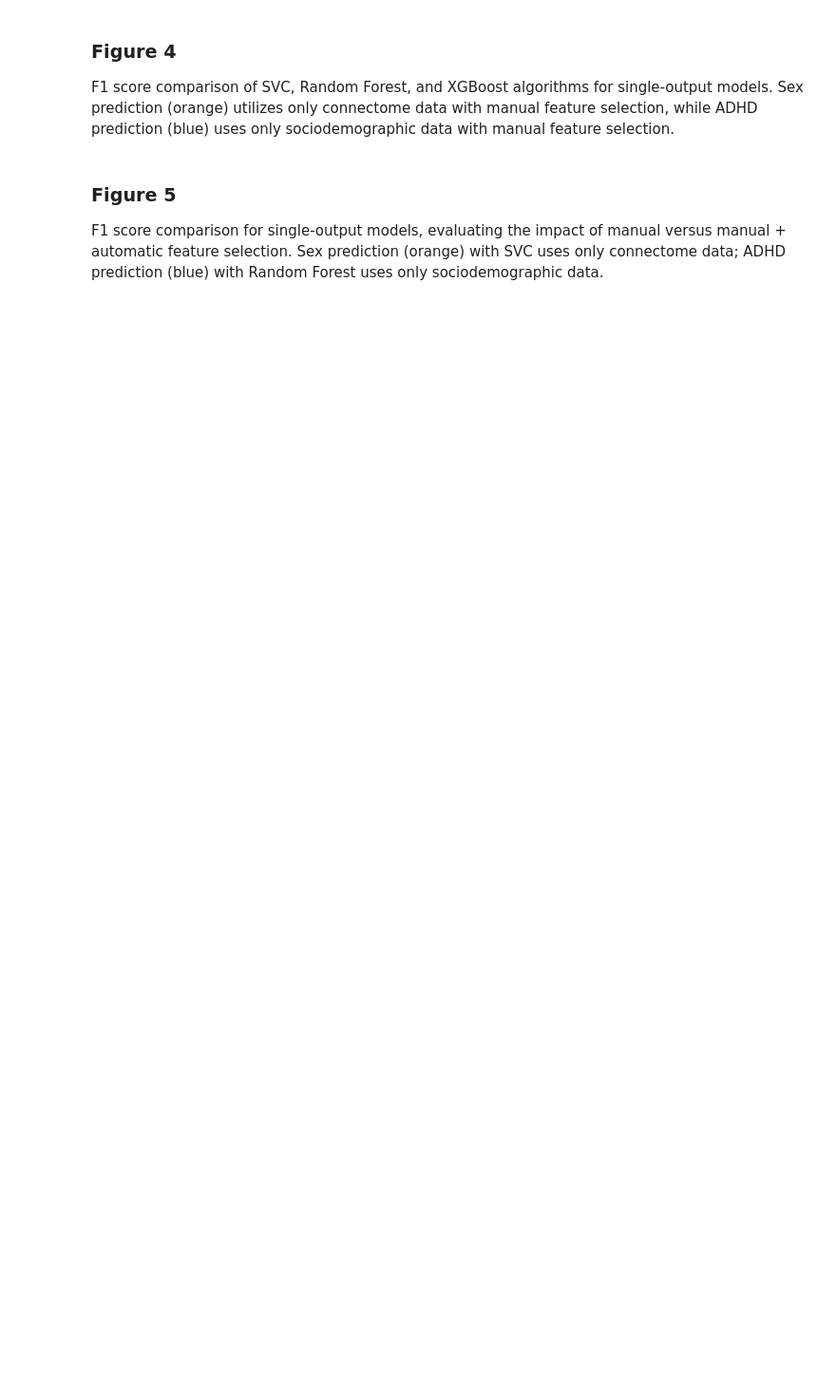
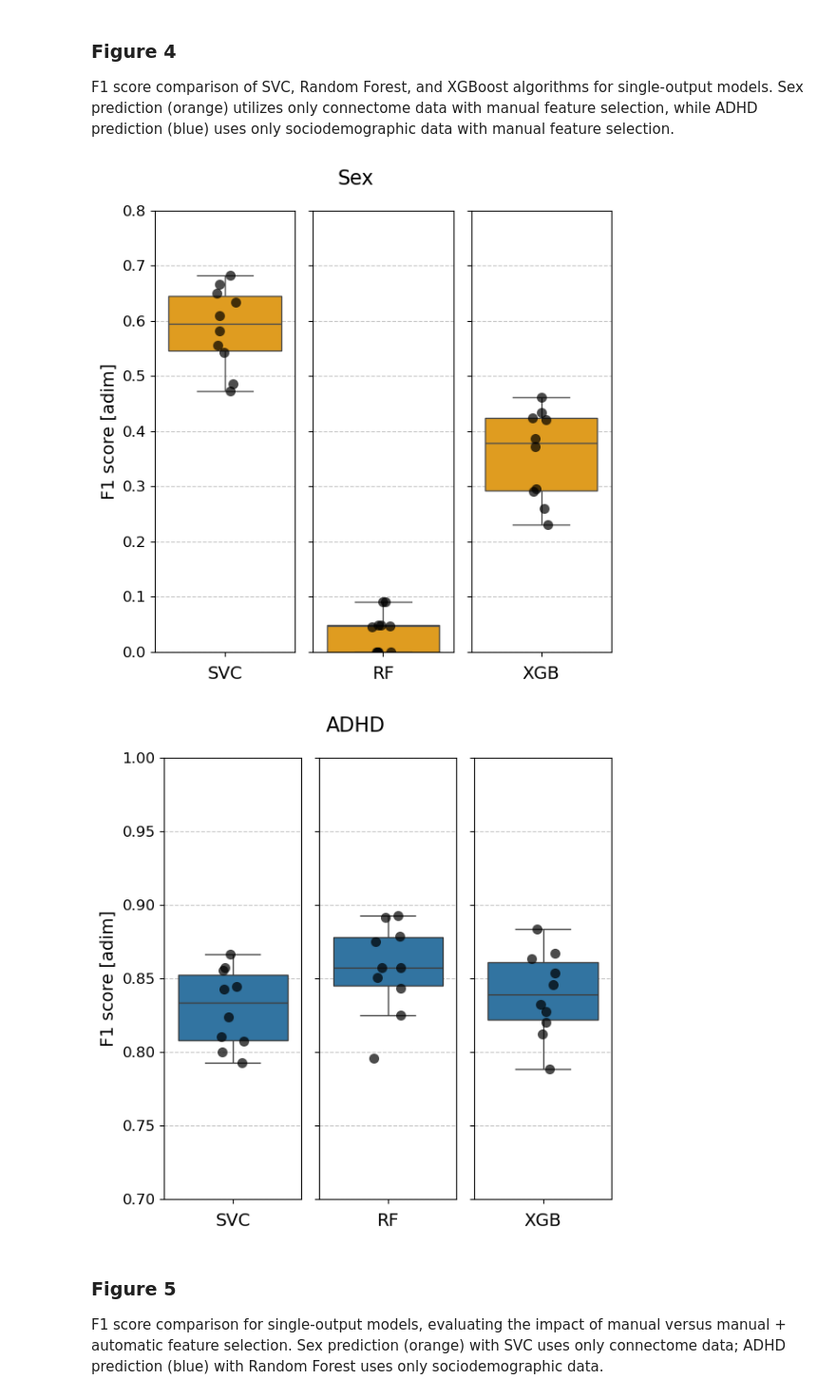
Before and after one commit to near-nes/wids2025, a Jupyter notebook: Generate_figures.ipynb, the cells around one changed output. Shown: that part at 95% size. Saved outputs shown, nothing was run; the diff lists cells and outputs as text; code cells hidden in the pictures; blank space fills up the shorter version.

```diff
--- a/Generate_figures.ipynb
+++ b/Generate_figures.ipynb
@@ -194,8 +196,8 @@ plt.show()
 F1 score comparison of SVC, Random Forest, and XGBoost algorithms for single-output models. Sex prediction (orange) utilizes only connectome data with manual feature selection, while ADHD prediction (blue) uses only sociodemographic data with manual feature selection.
 # %%
 # Sex single-output manual only
-fig, axes = plt.subplots(1, 3, figsize=(6, 6), share_y=True)
-sns.boxplot(y='F1_sex_score', data=df_conn_manual_single_SVC_sex, color='orange', ax=axes[0])
+fig, axes = plt.subplots(1, 3, figsize=(6, 6), sharey=True)
+sns.boxplot(y='F1_sex_score', data=df_conn_manual_single_SVC_sex, color='orange', ax=axes[0], fliersize=0)
 sns.stripplot(y='F1_sex_score', data=df_conn_manual_single_SVC_sex, color='black', jitter=True, alpha=0.7, size=8, ax=axes[0])
 axes[0].set_ylabel('F1 score [adim]', fontsize=14)
 axes[0].set_xlabel('SVC', fontsize=14)
@@ -203,7 +205,7 @@ axes[0].grid(axis='y', linestyle='--', alpha=0.7)
 axes[0].tick_params(axis='x', labelsize=12)
 axes[0].tick_params(axis='y', labelsize=12)
 
-sns.boxplot(y='F1_sex_score', data=df_conn_manual_single_RF_sex, color='orange', ax=axes[1])
+sns.boxplot(y='F1_sex_score', data=df_conn_manual_single_RF_sex, color='orange', ax=axes[1], fliersize=0)
 sns.stripplot(y='F1_sex_score', data=df_conn_manual_single_RF_sex, color='black', jitter=True, alpha=0.7, size=8, ax=axes[1])
 axes[1].set_ylabel('', fontsize=14)
 axes[1].set_xlabel('RF', fontsize=14)
@@ -211,7 +213,7 @@ axes[1].grid(axis='y', linestyle='--', alpha=0.7)
 axes[1].tick_params(axis='x', labelsize=12)
 axes[1].tick_params(axis='y', labelleft=False)
 
-sns.boxplot(y='F1_sex_score', data=df_conn_manual_single_XGB_sex, color='orange', ax=axes[2])
+sns.boxplot(y='F1_sex_score', data=df_conn_manual_single_XGB_sex, color='orange', ax=axes[2], fliersize=0)
 sns.stripplot(y='F1_sex_score', data=df_conn_manual_single_XGB_sex, color='black', jitter=True, alpha=0.7, size=8, ax=axes[2])
 axes[2].set_ylabel('', fontsize=14)
 axes[2].set_xlabel('XGB', fontsize=14)
@@ -221,40 +223,43 @@ axes[2].tick_params(axis='y', labelleft=False)
 
 axes[2].set_ylim(0.0, 0.8)
 fig.suptitle('Sex', fontsize=16)
 plt.tight_layout()
 plt.show()
 
 
 # ADHD single-output manual only
-fig, axes = plt.subplots(1, 3, figsize=(6, 6), share_y=True)
-sns.boxplot(y='F1_ADHD_score', data=df_soc_manual_single_SVC_ADHD, ax=axes[0])
-sns.stripplot(y='F1_ADHD_score', data=df_soc_manual_single_SVC_ADHD, color='black', jitter=True, alpha=0.7, size=8, ax=axes[0])
+fig, axes = plt.subplots(1, 3, figsize=(6, 6), sharey=True)
+sns.boxplot(y='F1_adhd_score', data=df_soc_manual_single_SVC_ADHD, ax=axes[0], fliersize=0)
+sns.stripplot(y='F1_adhd_score', data=df_soc_manual_single_SVC_ADHD, color='black', jitter=True, alpha=0.7, size=8, ax=axes[0])
 axes[0].set_ylabel('F1 score [adim]', fontsize=14)
 axes[0].set_xlabel('SVC', fontsize=14)
 axes[0].grid(axis='y', linestyle='--', alpha=0.7)
 axes[0].tick_params(axis='x', labelsize=12)
 axes[0].tick_params(axis='y', labelsize=12)
 
-sns.boxplot(y='F1_ADHD_score', data=df_soc_manual_single_RF_ADHD, ax=axes[1])
-sns.stripplot(y='F1_ADHD_score', data=df_soc_manual_single_RF_ADHD, color='black', jitter=True, alpha=0.7, size=8, ax=axes[1])
+sns.boxplot(y='F1_adhd_score', data=df_soc_manual_single_RF_ADHD, ax=axes[1], fliersize=0)
+sns.stripplot(y='F1_adhd_score', data=df_soc_manual_single_RF_ADHD, color='black', jitter=True, alpha=0.7, size=8, ax=axes[1])
 axes[1].set_ylabel('', fontsize=14)
 axes[1].set_xlabel('RF', fontsize=14)
 axes[1].grid(axis='y', linestyle='--', alpha=0.7)
 axes[1].tick_params(axis='x', labelsize=12)
 axes[1].tick_params(axis='y', labelleft=False)
 
-sns.boxplot(y='F1_ADHD_score', data=df_soc_manual_single_XGB_ADHD, ax=axes[2])
-sns.stripplot(y='F1_ADHD_score', data=df_soc_manual_single_XGB_ADHD, color='black', jitter=True, alpha=0.7, size=8, ax=axes[2])
+sns.boxplot(y='F1_adhd_score', data=df_soc_manual_single_XGB_ADHD, ax=axes[2], fliersize=0)
+sns.stripplot(y='F1_adhd_score', data=df_soc_manual_single_XGB_ADHD, color='black', jitter=True, alpha=0.7, size=8, ax=axes[2])
 axes[2].set_ylabel('', fontsize=14)
 axes[2].set_xlabel('XGB', fontsize=14)
 axes[2].grid(axis='y', linestyle='--', alpha=0.7)
 axes[2].tick_params(axis='x', labelsize=12)
 axes[2].tick_params(axis='y', labelleft=False)
 
 axes[2].set_ylim(0.7, 1.0)
 fig.suptitle('ADHD', fontsize=16)
 plt.tight_layout()
 plt.show()
+# %% [output]
+[figure, added]
+[figure, added]
 # %% [markdown]
 ### Figure 5
 
```
Also changed, not shown: parts of 3 cells of this notebook, 7 other files.
